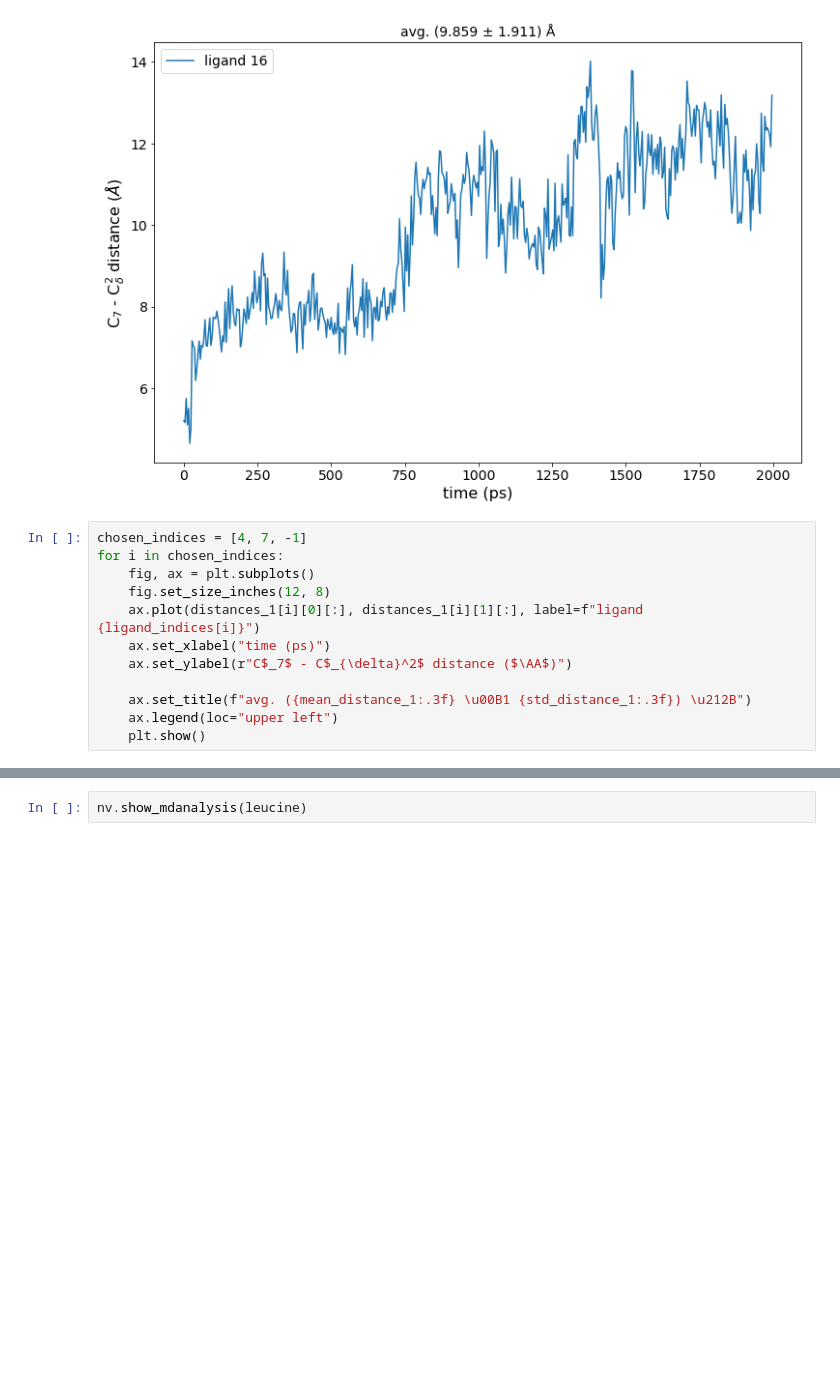
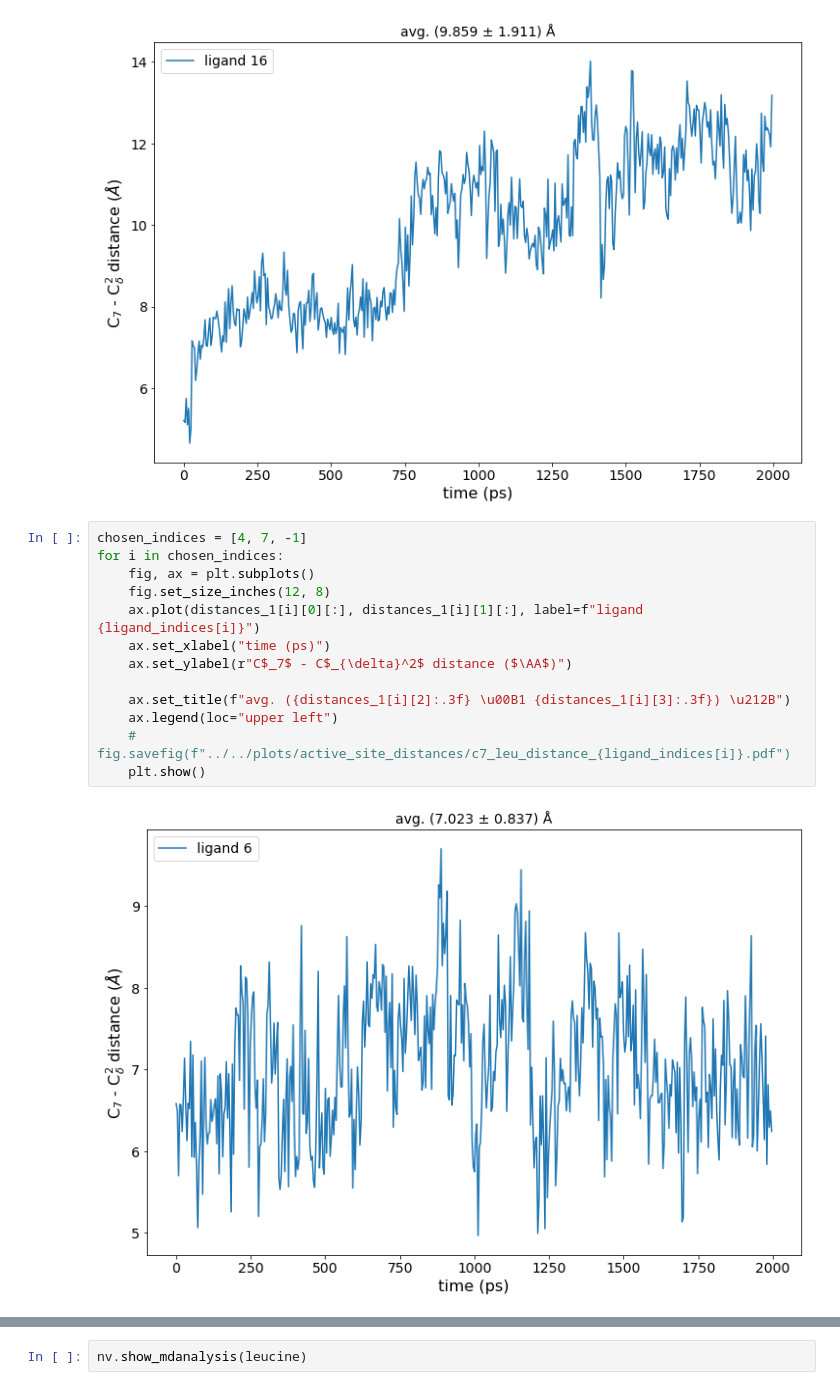
Before and after one commit to jasmin-guven/first_year_project, a Jupyter notebook: execution_model/scripts/active_site.ipynb, the cells around one changed output, grey strips where cells are left out. Cells and saved outputs as stored; diff of their text form; blank space fills up the shorter version.

Commit message:
coumarin inodole distance plots

```diff
--- a/execution_model/scripts/active_site.ipynb
+++ b/execution_model/scripts/active_site.ipynb
@@ -178,15 +162,18 @@ for i in chosen_indices:
 [figure]
 [figure]
 [figure]
-# %%
-chosen_indices = [4, 7, -1]
-for i in chosen_indices:
-    fig, ax = plt.subplots()
-    fig.set_size_inches(12, 8)
-    ax.plot(distances_1[i][0][:], distances_1[i][1][:], label=f"ligand {ligand_indices[i]}")
-    ax.set_xlabel("time (ps)")
-    ax.set_ylabel(r"C$_7$ - C$_{\delta}^2$ distance ($\AA$)")
-
-    ax.set_title(f"avg. ({mean_distance_1:.3f} \u00B1 {std_distance_1:.3f}) \u212B")
-    ax.legend(loc="upper left")
-    plt.show()
+# %%
+chosen_indices = [4, 7, -1]
+for i in chosen_indices:
+    fig, ax = plt.subplots()
+    fig.set_size_inches(12, 8)
+    ax.plot(distances_1[i][0][:], distances_1[i][1][:], label=f"ligand {ligand_indices[i]}")
+    ax.set_xlabel("time (ps)")
+    ax.set_ylabel(r"C$_7$ - C$_{\delta}^2$ distance ($\AA$)")
+
+    ax.set_title(f"avg. ({distances_1[i][2]:.3f} \u00B1 {distances_1[i][3]:.3f}) \u212B")
+    ax.legend(loc="upper left")
+    # fig.savefig(f"../../plots/active_site_distances/c7_leu_distance_{ligand_indices[i]}.pdf")
+    plt.show()
+# %% [output]
+[figure, added]
```
Also changed, not shown: parts of 4 cells of this notebook, 3 other files.
